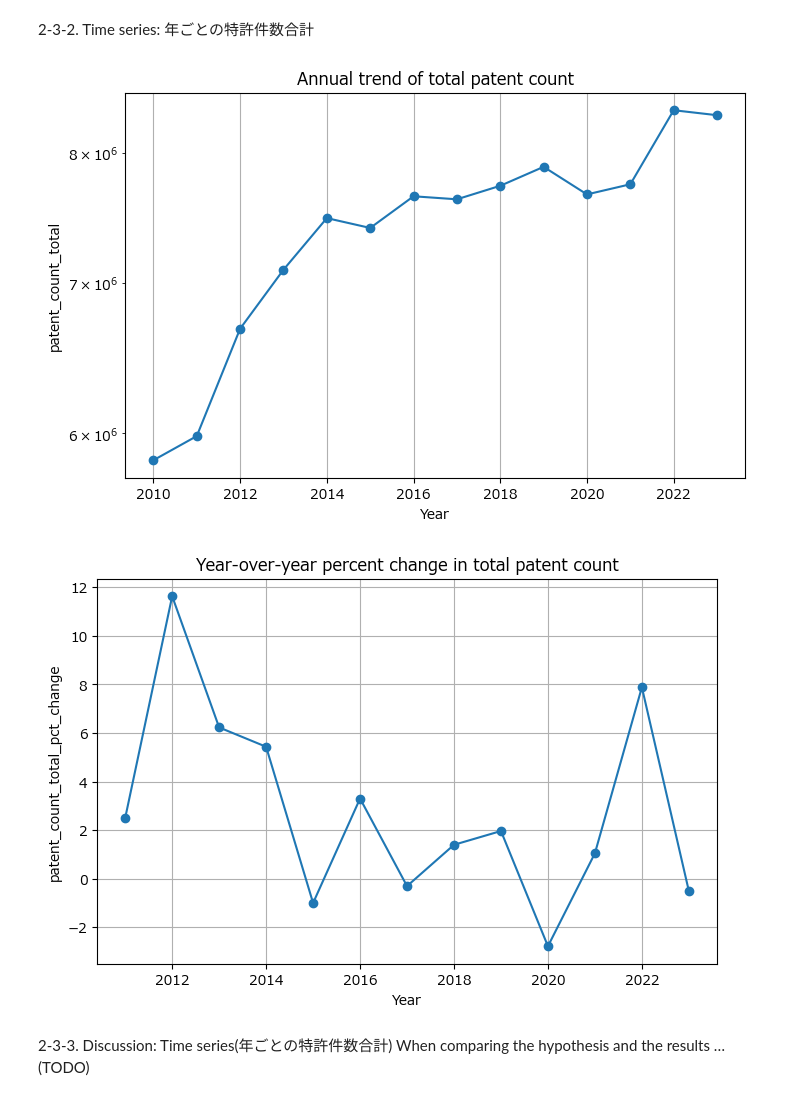
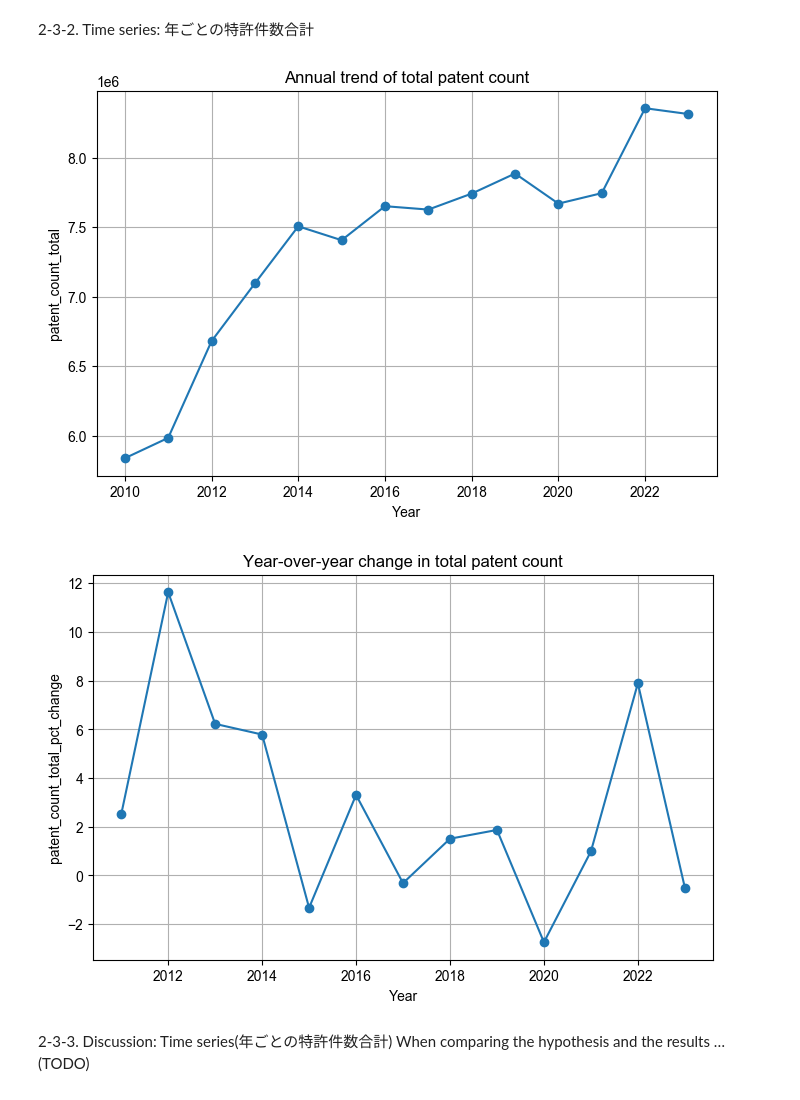
Before and after one commit to Graspp-25-Spring/graspp-25S-innovation, a Jupyter notebook: notebooks/assignment_group/HW2/Milestone_2.ipynb, the cells around one changed output. Saved outputs shown, nothing was run; the diff lists cells and outputs as text; code cells hidden in the pictures.

```diff
--- a/notebooks/assignment_group/HW2/Milestone_2.ipynb
+++ b/notebooks/assignment_group/HW2/Milestone_2.ipynb
@@ -16,6 +10,11 @@ import sys
 
 from matplotlib.font_manager import FontProperties
 from industries import get_industries_id, get_industries_name
+# %%
+emp_data_path = "data/cleand/3 産業別、売上高経常利益率別常時従業者数"
+r_and_d_data_path = "data/cleand/第10表 産業別、企業数、売上高、研究開発費及び売上高比率、受託研究費、研究開発投資、能力開発費"
+patent_data_path = "data/cleand/第11表 産業別、企業数、特許権、実用新案権、意匠権別の所有件数及び使用件数"
+panel_data_path = "data/paneldata/panel_data.csv"
 # %% [markdown]
 1-2. Change working directory
 # %%
@@ -219,8 +214,15 @@ merged_patent_r_and_d_df["r_and_d_total"] = merged_patent_r_and_d_df["r_and_d_to
 2-1-2. Japanese font setting
 # %%
 # Please specify the Japanese font installed on your computer.
-fname = r'c:\Windows\Fonts\meiryo.ttc' if sys.platform == 'win32' else '/Library/Fonts/Arial Unicode.ttf'
-fp = FontProperties(fname = r'c:\Windows\Fonts\meiryo.ttc', size=11)
+#fname = r'c:\Windows\Fonts\meiryo.ttc' if sys.platform == 'win32' else '/Library/Fonts/Arial Unicode.ttf'
+#fp = FontProperties(fname = r'c:\Windows\Fonts\meiryo.ttc', size=11)
+#plt.rc('font', family=fp.get_name())
+
+import matplotlib.pyplot as plt
+from matplotlib.font_manager import FontProperties
+# 自分のパソコンにインストールされている日本語フォントを指定してください
+# For MacOS
+fp = FontProperties(fname = '/Library/Fonts/Arial Unicode.ttf',size = 11)
 plt.rc('font', family=fp.get_name())
 # %% [markdown]
 <div style="font-size: 150%">
@@ -257,28 +269,30 @@ According to 骨太の方針 and previous studies … (TODO)
 # %% [markdown]
 2-3-2. Time series: 年ごとの特許件数合計
 # %%
+# Time series: 年ごとの特許件数合計
+df_panel = pd.read_csv(panel_data_path)
+
 plt.figure(figsize=(8, 5))
-yearly_patent = merged_patent_r_and_d_df.groupby("year")["patent_count"].sum()
+yearly_patent = df_panel.groupby("year")["patent_count"].sum()
 yearly_patent.plot(marker='o')
 plt.xlabel("Year")
 plt.ylabel("patent_count_total")
-plt.yscale('log')
 plt.title("Annual trend of total patent count")
 plt.grid(True)
 plt.show()
 
 # Time series: pct_change
 plt.figure(figsize=(8, 5))
 yearly_patent_change = yearly_patent.pct_change(1).multiply(100)
 yearly_patent_change.plot(marker='o')
 plt.xlabel("Year")
 plt.ylabel("patent_count_total_pct_change")
-plt.title("Year-over-year percent change in total patent count")
+plt.title("Year-over-year change in total patent count")
 plt.grid(True)
 plt.show()
 # %% [output]
-[figure, old version]
+[figure, new version]
-[figure, old version]
+[figure, new version]
 # %% [markdown]
 2-3-3. Discussion: Time series(年ごとの特許件数合計)
 When comparing the hypothesis and the results … (TODO)
```
Also changed, not shown: parts of 8 cells of this notebook, 3 other files.
